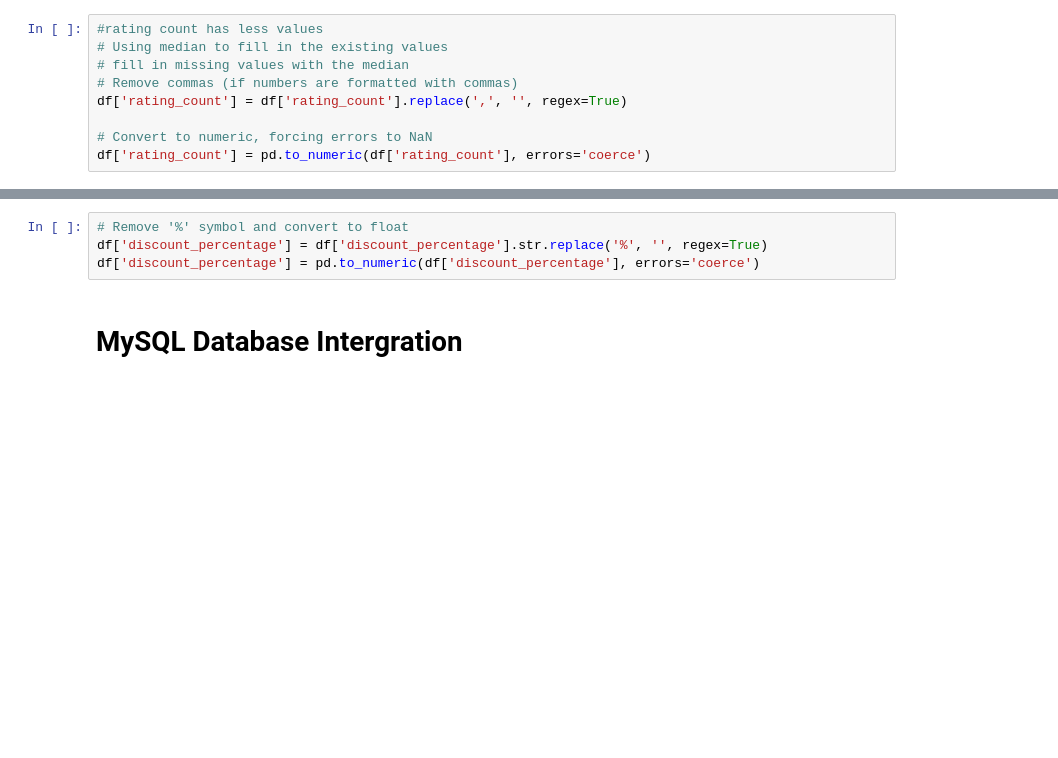
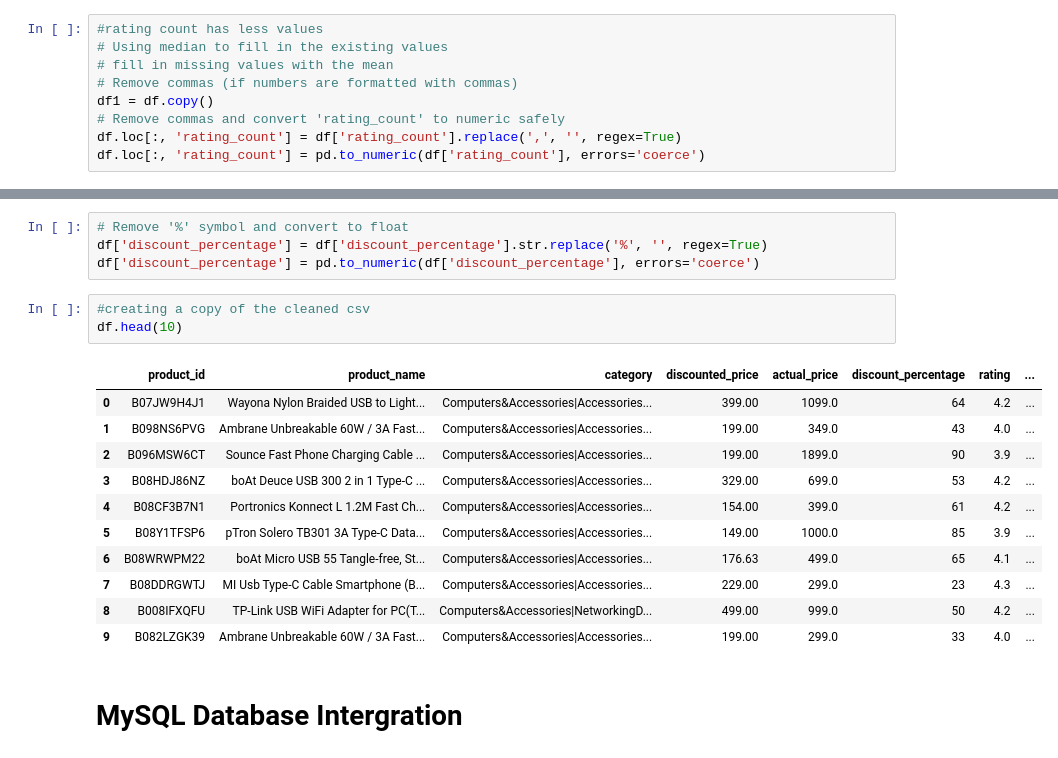
Before and after one commit to CheropS/Amazon-Dataset-Analysis, a Jupyter notebook: index.ipynb, the cells around one changed output, grey strips where cells are left out. Saved outputs shown, nothing was run; the diff lists cells and outputs as text; blank space fills up the shorter version.

```diff
--- a/index.ipynb
+++ b/index.ipynb
@@ -111,9 +124,9 @@ memory usage: 183.2+ KB
 # %%
 #rating count has less values
 # Using median to fill in the existing values
-# fill in missing values with the median
+# fill in missing values with the mean
 # Remove commas (if numbers are formatted with commas)
-df['rating_count'] = df['rating_count'].replace(',', '', regex=True)
-
-# Convert to numeric, forcing errors to NaN
-df['rating_count'] = pd.to_numeric(df['rating_count'], errors='coerce')
+df1 = df.copy()
+# Remove commas and convert 'rating_count' to numeric safely
+df.loc[:, 'rating_count'] = df['rating_count'].replace(',', '', regex=True)
+df.loc[:, 'rating_count'] = pd.to_numeric(df['rating_count'], errors='coerce')
@@ -263,6 +344,21 @@ Index(['product_id', 'product_name', 'category', 'discounted_price',
 # Remove '%' symbol and convert to float
 df['discount_percentage'] = df['discount_percentage'].str.replace('%', '', regex=True)
 df['discount_percentage'] = pd.to_numeric(df['discount_percentage'], errors='coerce')
+# %%
+#creating a copy of the cleaned csv
+df.head(10)
+# %% [output]
+|  | product_id | product_name | category | discounted_price | actual_price | discount_percentage | rating | ... |
+| 0 | B07JW9H4J1 | Wayona Nylon Braided USB to Light... | Computers&Accessories|Accessories... | 399.00 | 1099.0 | 64 | 4.2 | ... |
+| 1 | B098NS6PVG | Ambrane Unbreakable 60W / 3A Fast... | Computers&Accessories|Accessories... | 199.00 | 349.0 | 43 | 4.0 | ... |
+| 2 | B096MSW6CT | Sounce Fast Phone Charging Cable ... | Computers&Accessories|Accessories... | 199.00 | 1899.0 | 90 | 3.9 | ... |
+| 3 | B08HDJ86NZ | boAt Deuce USB 300 2 in 1 Type-C ... | Computers&Accessories|Accessories... | 329.00 | 699.0 | 53 | 4.2 | ... |
+| 4 | B08CF3B7N1 | Portronics Konnect L 1.2M Fast Ch... | Computers&Accessories|Accessories... | 154.00 | 399.0 | 61 | 4.2 | ... |
+| 5 | B08Y1TFSP6 | pTron Solero TB301 3A Type-C Data... | Computers&Accessories|Accessories... | 149.00 | 1000.0 | 85 | 3.9 | ... |
+| 6 | B08WRWPM22 | boAt Micro USB 55 Tangle-free, St... | Computers&Accessories|Accessories... | 176.63 | 499.0 | 65 | 4.1 | ... |
+| 7 | B08DDRGWTJ | MI Usb Type-C Cable Smartphone (B... | Computers&Accessories|Accessories... | 229.00 | 299.0 | 23 | 4.3 | ... |
+| 8 | B008IFXQFU | TP-Link USB WiFi Adapter for PC(T... | Computers&Accessories|NetworkingD... | 499.00 | 999.0 | 50 | 4.2 | ... |
+| 9 | B082LZGK39 | Ambrane Unbreakable 60W / 3A Fast... | Computers&Accessories|Accessories... | 199.00 | 299.0 | 33 | 4.0 | ... |
 # %% [markdown]
 # MySQL Database Intergration
 # %%
```
Also changed, not shown: parts of 17 cells of this notebook.
